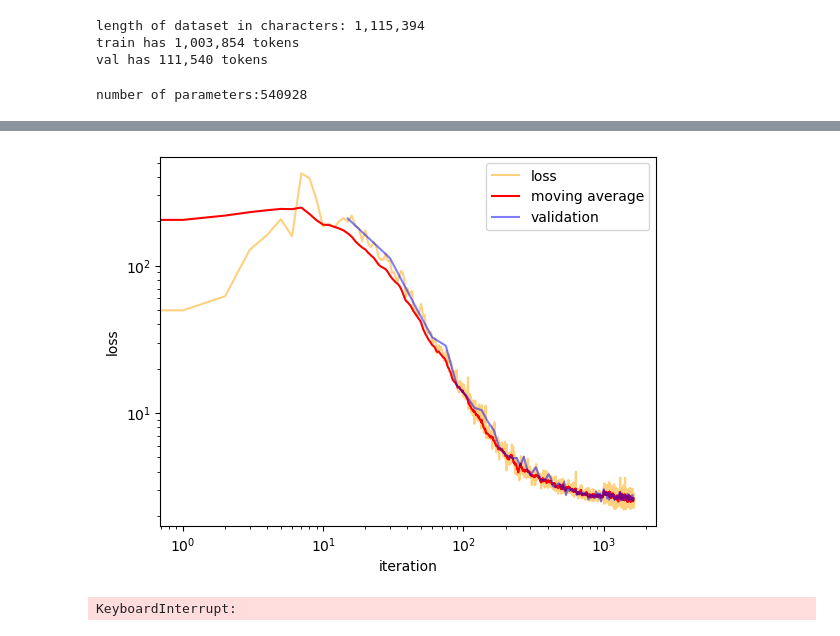
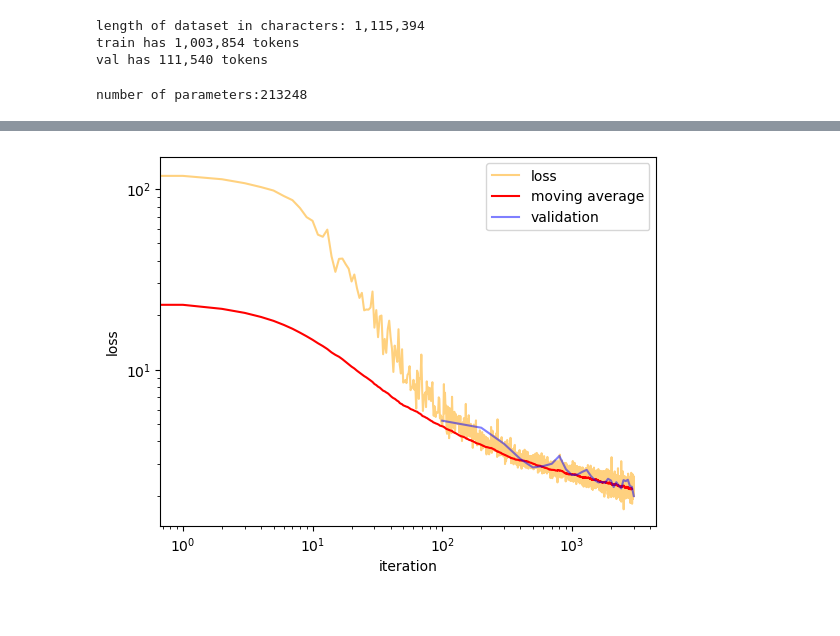
Before and after one commit to Francesco215/Language_CA, a Jupyter notebook: CharLM.ipynb, the cells around one changed output, grey strips where cells are left out. Cells and saved outputs as stored; diff of their text form; code cells hidden in the pictures.

```diff
--- a/CharLM.ipynb
+++ b/CharLM.ipynb
@@ -73,17 +73,19 @@ dK = 32
 dV = 32
 heads = 4
 d_Embedding = dV*heads
-intermediate_size=intermediate_size=2*d_Embedding
+intermediate_size=intermediate_size=d_Embedding
 
 
 encoder = Encoder(d_Embedding, tokenizer, dropout=0, device=device)
 decoder = Decoder(encoder)
 block_generator = BlockGenerator(GPT2_Block, d_Embedding, dK, dV, heads, intermediate_size,
-                                 dropout=0.3, split_size=2**10, device=device, rotary_encoding=True)
+                                 dropout=0.1, split_size=2**10, device=device, rotary_encoding=True)
 
 model = GraphAttentionNetwork(tokenizer, encoder, block_generator, decoder, n_blocks=2)
 model.losses = []
 model.validation_losses = []
+model.tokens_seen=0
+
 
 #model.load('shakespeare_data/pretrained_CE=1.3.pth')
 
@@ -91,14 +93,14 @@ print(f'number of parameters:{model.n_parameters}')
 
 graph_maker = linear_unidirectional_graph_maker(64, device=device)
 # %% [output]
-number of parameters:540928
+number of parameters:213248
 # %%
 from src.decoder import Loss
 
 loss_function = Loss(decoder)
 ce_loss = nn.CrossEntropyLoss()
 
-lr = 2e-3
+lr = 1e-3
 gamma = 0.99
 
 grad_norms = []
@@ -122,10 +124,11 @@ def sample_shakespeare(data, lenght, starting_index=None):
 #@markdown # Training
 #@markdown the loss function is cross entropy ❌🎲
 
-n_epochs = int(1000)
+n_epochs = int(2000)
 model.train()
 context_size=4e2
 model.train()
+
 for i in range(n_epochs):
 
 
@@ -137,24 +140,19 @@ for i in range(n_epochs):
     prediction = model(nodes, edge_index)
     loss = loss_function(prediction, targets)
 
-    #print(f'N:{int(i*1e3)}/{len(train_ids)}, tokens:{nodes.shape[0]}, loss:{loss.item():.2f}')
     model.losses.append(loss.item())
     loss.backward()
 
-    #gn = grad_norm(model)
-    #print(f'grad_norm:{gn:.2f}')
-    #grad_norms.append(gn)
     clip_grad_norm_(model.parameters(), 4*loss.item())
 
     optimizer.step()
     optimizer.zero_grad()  # reinitialize the gradient to zero
+    model.tokens_seen+=context_size
 
-    if i%15==14:
-        clear_output()
+    if i%100==99:
 
-        m_av = moving_average(model.losses, 10)
+        m_av = moving_average(model.losses, 99)
         model.best_loss = min(m_av)
-        print(f'N:{int(i)}/{len(train_ids)//1000}, tokens:{nodes.shape[0]}, loss:{m_av[-1]:.2f}')
 
         if model.best_loss<2:
             context_size=2e3
@@ -171,11 +169,14 @@ for i in range(n_epochs):
 
         model.validation_losses.append(validation_loss.item())
 
+        clear_output()
+
+        print(f'tokens_seen:{(model.tokens_seen*100/len(train_ids)):.2f}%, context_size:{context_size}, loss:{m_av[-1]:.2f}')
         print(f'Validation loss: {validation_loss:.2f}')
 
         plt.plot(model.losses, label='loss', color='orange', alpha=0.5)
         plt.plot(m_av, label='moving average', color='red')
-        plt.plot(np.arange(len(model.validation_losses))*15+15, model.validation_losses, label='validation',color='blue',alpha=0.5)
+        plt.plot(np.arange(len(model.validation_losses))*100+100, model.validation_losses, label='validation',color='blue',alpha=0.5)
 
         plt.legend()
         plt.ylabel('loss')
@@ -189,5 +190,4 @@ Validation loss: 2.65
-[figure, old version]
+[figure, new version]
-KeyboardInterrupt:
 # %%
 model.eval()
 #model.load('shakespeare_data/pretrained_CE=1.3.pth')
```
Also changed, not shown: parts of 6 cells of this notebook, 5 other files.
